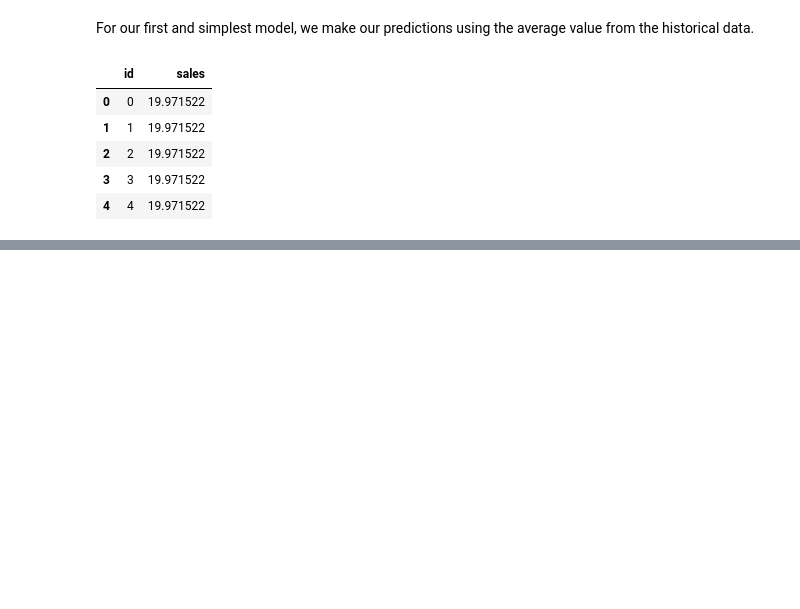
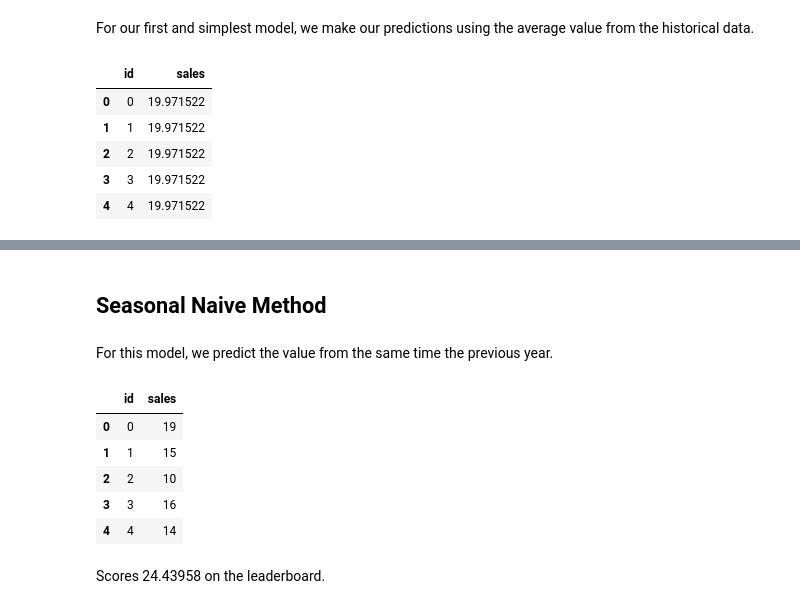
Before and after one commit to AidanCooper/data-science-competitions, a Jupyter notebook: StoreItemDemand/StoreItemDemand.ipynb, the cells around one changed output, grey strips where cells are left out. Cells and saved outputs as stored; diff of their text form; code cells hidden in the pictures; blank space fills up the shorter version.

Commit message:
Add SNM to SID Competition
Add Seasonal Naive Method to Store Item Demand competition

```diff
--- a/StoreItemDemand/StoreItemDemand.ipynb
+++ b/StoreItemDemand/StoreItemDemand.ipynb
@@ -65,0 +68,27 @@ am_results.to_csv('am_results.csv', index=False)
+# %% [markdown]
+## Seasonal Naive Method
+# %% [markdown]
+For this model, we predict the value from the same time the previous year.
+# %%
+snm_results = df_test.copy()
+snm_results['date'] = snm_results['date'].astype(np.datetime64)
+snm_results['sales'] = 0
+# %%
+import datetime
+
+prev_dates = snm_results.loc[(snm_results['store'] == 1) & (snm_results['item'] == 1), 'date'] - datetime.timedelta(days=365)
+# %%
+for s in snm_results['store'].unique():
+    for i in snm_results['item'].unique():
+        snm_results.loc[(snm_results['store'] == s) & (snm_results['item'] == i), 'sales'] = \
+            df_train.loc[((df_train['store'] == s) & (df_train['item'] == i)) & (df_train['date'].isin(prev_dates)), 'sales'].values
+# %%
+snm_results.drop(['date', 'store', 'item'], axis=1, inplace=True)
+snm_results.head()
+# %% [output]
+|  | id | sales |
+| 0 | 0 | 19 |
+| 1 | 1 | 15 |
+| 2 | 2 | 10 |
+| 3 | 3 | 16 |
+| 4 | 4 | 14 |
@@ -65,0 +97,2 @@ am_results.to_csv('am_results.csv', index=False)
+# %% [markdown]
+Scores 24.43958 on the leaderboard.
```
Also changed, not shown: parts of 2 cells of this notebook.
